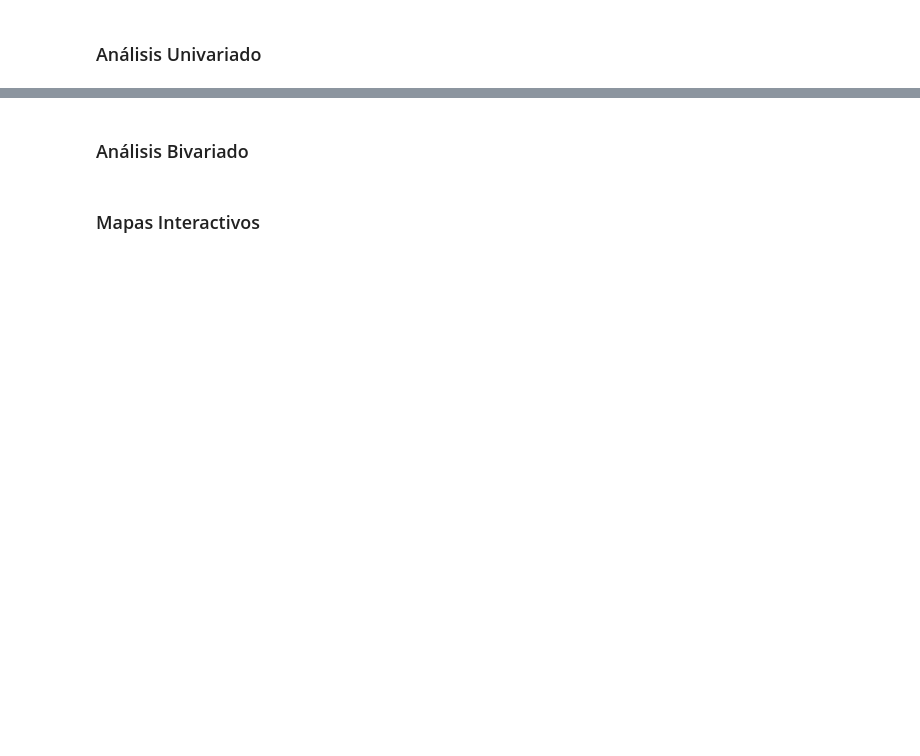
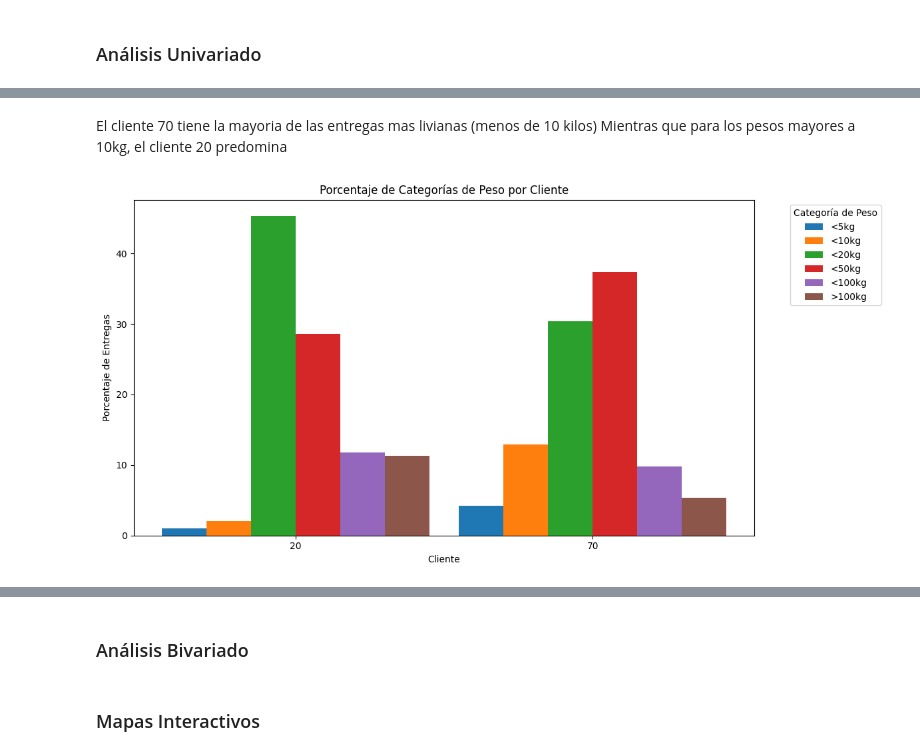
Before and after one commit to Maximo-Verdondoni/DesafioiFlow, a Jupyter notebook: Visualizacion.ipynb, the cells around one changed output, grey strips where cells are left out. Drawn from its saved outputs; the diff is of its cells as text; code cells hidden in the pictures; blank space fills up the shorter version.

```diff
--- a/Visualizacion.ipynb
+++ b/Visualizacion.ipynb
@@ -23,0 +89,36 @@ df.head()
+# %% [markdown]
+El cliente 70 tiene la mayoria de las entregas mas livianas (menos de 10 kilos)
+Mientras que para los pesos mayores a 10kg, el cliente 20 predomina
+# %%
+# Agrupar por cliente y categoría de peso, y contar las entregas
+entregas_por_cliente_peso = df.groupby(['cliente', 'categoria_peso']).size().unstack(fill_value=0)
+
+# Convertir a porcentajes por cliente
+entregas_por_cliente_peso_pct = entregas_por_cliente_peso.div(entregas_por_cliente_peso.sum(axis=1), axis=0) * 100
+
+# Crear las posiciones para cada barra agrupada
+clientes = entregas_por_cliente_peso_pct.index
+categorias_peso = entregas_por_cliente_peso_pct.columns
+n_clientes = len(clientes)
+n_categorias = len(categorias_peso)
+bar_width = 0.15  # Ancho de cada barra
+r = np.arange(n_clientes)  # Posiciones de los clientes en el eje x
+
+# Crear el gráfico de barras agrupadas
+plt.figure(figsize=(12, 6))
+
+for i, categoria in enumerate(categorias_peso):
+    plt.bar(r + i * bar_width, entregas_por_cliente_peso_pct[categoria], width=bar_width, label=categoria)
+
+# Añadir etiquetas y título
+plt.xlabel('Cliente')
+plt.ylabel('Porcentaje de Entregas')
+plt.title('Porcentaje de Categorías de Peso por Cliente')
+plt.xticks(r + bar_width * (n_categorias - 1) / 2, clientes)  # Ajustar las posiciones del eje x para los clientes
+plt.legend(title='Categoría de Peso', bbox_to_anchor=(1.05, 1), loc='upper left')
+plt.tight_layout()
+
+# Mostrar el gráfico
+plt.show()
+# %% [output]
+[figure, added]
```
Also changed, not shown: parts of 8 cells of this notebook.
